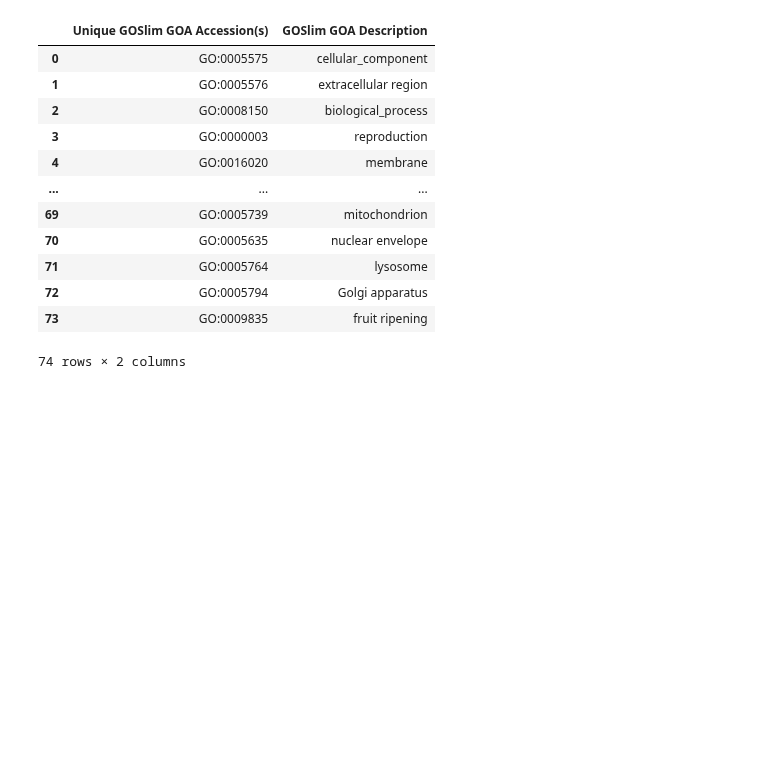
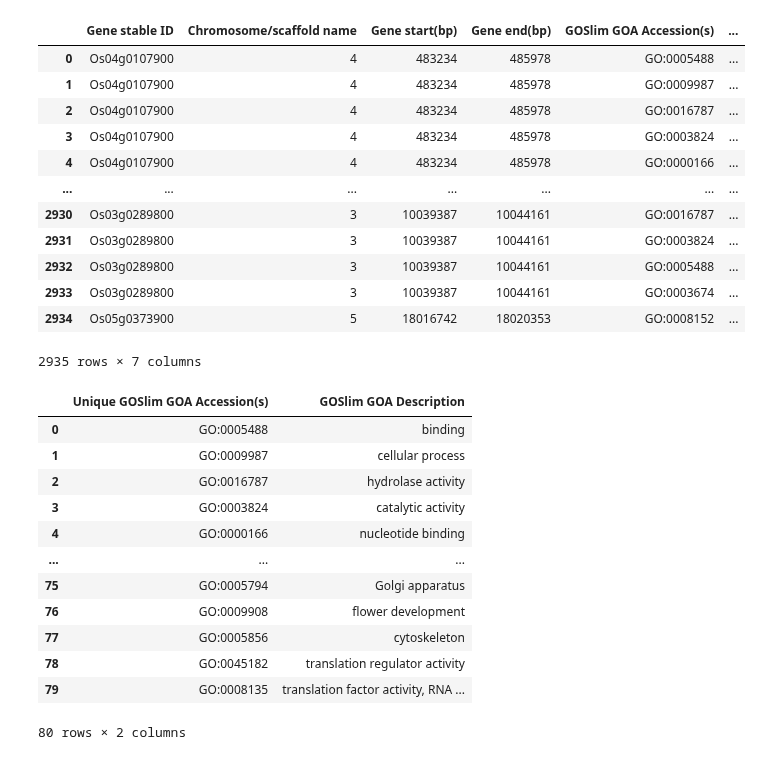
Before and after one commit to yonezawa-sora/pycircos_comaparative_species, a Jupyter notebook: data_preprocessing/goslim_uniq.ipynb, the cells around one changed output. Saved outputs shown, nothing was run; the diff lists cells and outputs as text; code cells hidden in the pictures; blank space fills up the shorter version.

```diff
--- a/data_preprocessing/goslim_uniq.ipynb
+++ b/data_preprocessing/goslim_uniq.ipynb
@@ -21,0 +5,17 @@ extract_df_h_goslim
+# %%
+extract_df_h_goslim = pd.read_csv('../data/human_annotation/human_annotation_up.tsv', sep='\t')
+uniq_term_h = extract_df_h_goslim['GOSlim GOA Accession(s)'].unique()
+df_uniq_term_h = pd.DataFrame(uniq_term_h, columns=['Unique GOSlim GOA Accession(s)'])
+
+# get descriptions from extract_df_h_goslim
+descriptions = []
+for term in uniq_term_h:
+    description = extract_df_h_goslim[extract_df_h_goslim['GOSlim GOA Accession(s)'] == term]['GOSlim GOA Description'].iloc[0]
+    descriptions.append(description)
+
+df_uniq_term_h['GOSlim GOA Description'] = descriptions
+
+df_uniq_term_h.to_csv('../data/human_annotation/human_annotation_up_uniq.tsv', sep='\t', index=False)
+
+display(extract_df_h_goslim)
+display(df_uniq_term_h)
@@ -69,27 +79,44 @@ extract_df_r_goslim
 # %%
+extract_df_r_goslim = pd.read_csv('../data/rice_annotation/rice_annotation_up.tsv', sep='\t')
+
 uniq_term_r = extract_df_r_goslim['GOSlim GOA Accession(s)'].unique()
 df_uniq_term_r = pd.DataFrame(uniq_term_r, columns=['Unique GOSlim GOA Accession(s)'])
 
 # get descriptions from extract_df_r_goslim
 descriptions = []
 for term in uniq_term_r:
     description = extract_df_r_goslim[extract_df_r_goslim['GOSlim GOA Accession(s)'] == term]['GOSlim GOA Description'].iloc[0]
     descriptions.append(description)
 
 df_uniq_term_r['GOSlim GOA Description'] = descriptions
-df_uniq_term_r.to_csv('./rice_goslim_down_uniq.tsv', sep='\t', index=False)
-df_uniq_term_r
+df_uniq_term_r.to_csv('../data/rice_annotation/rice_annotation_up_uniq.tsv', sep='\t', index=False)
+
+display(extract_df_r_goslim)
+display(df_uniq_term_r)
 # %% [output]
-|  | Unique GOSlim GOA Accession(s) | GOSlim GOA Description |
-| 0 | GO:0005575 | cellular_component |
-| 1 | GO:0005576 | extracellular region |
-| 2 | GO:0008150 | biological_process |
-| 3 | GO:0000003 | reproduction |
-| 4 | GO:0016020 | membrane |
-| ... | ... | ... |
-| 69 | GO:0005739 | mitochondrion |
-| 70 | GO:0005635 | nuclear envelope |
-| 71 | GO:0005764 | lysosome |
-| 72 | GO:0005794 | Golgi apparatus |
-| 73 | GO:0009835 | fruit ripening |
+|  | Gene stable ID | Chromosome/scaffold name | Gene start(bp) | Gene end(bp) | GOSlim GOA Accession(s) | ... |
+| 0 | Os04g0107900 | 4 | 483234 | 485978 | GO:0005488 | ... |
+| 1 | Os04g0107900 | 4 | 483234 | 485978 | GO:0009987 | ... |
+| 2 | Os04g0107900 | 4 | 483234 | 485978 | GO:0016787 | ... |
+| 3 | Os04g0107900 | 4 | 483234 | 485978 | GO:0003824 | ... |
+| 4 | Os04g0107900 | 4 | 483234 | 485978 | GO:0000166 | ... |
+| ... | ... | ... | ... | ... | ... | ... |
+| 2930 | Os03g0289800 | 3 | 10039387 | 10044161 | GO:0016787 | ... |
+| 2931 | Os03g0289800 | 3 | 10039387 | 10044161 | GO:0003824 | ... |
+| 2932 | Os03g0289800 | 3 | 10039387 | 10044161 | GO:0005488 | ... |
+| 2933 | Os03g0289800 | 3 | 10039387 | 10044161 | GO:0003674 | ... |
+| 2934 | Os05g0373900 | 5 | 18016742 | 18020353 | GO:0008152 | ... |
-74 rows × 2 columns
+2935 rows × 7 columns
+|  | Unique GOSlim GOA Accession(s) | GOSlim GOA Description |
+| 0 | GO:0005488 | binding |
+| 1 | GO:0009987 | cellular process |
+| 2 | GO:0016787 | hydrolase activity |
+| 3 | GO:0003824 | catalytic activity |
+| 4 | GO:0000166 | nucleotide binding |
+| ... | ... | ... |
+| 75 | GO:0005794 | Golgi apparatus |
+| 76 | GO:0009908 | flower development |
+| 77 | GO:0005856 | cytoskeleton |
+| 78 | GO:0045182 | translation regulator activity |
+| 79 | GO:0008135 | translation factor activity, RNA ... |
+80 rows × 2 columns
```
Also changed, not shown: parts of 8 cells of this notebook, 4 other files.
